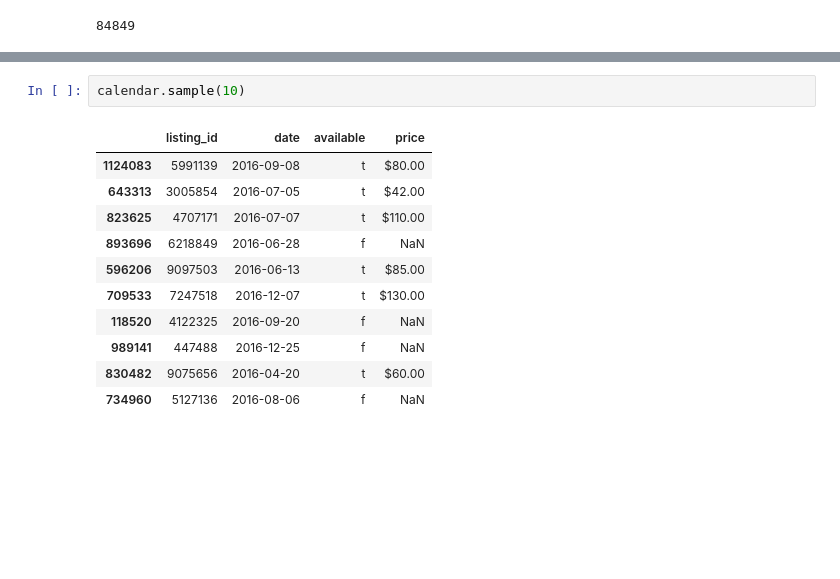
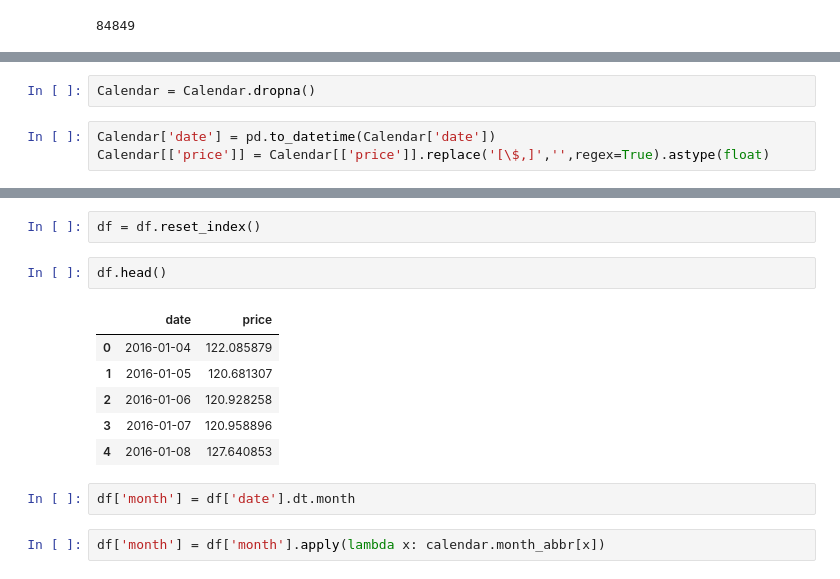
Before and after one commit to tobibolu/Write-a-Data-Science-Blogpost, a Jupyter notebook: AirBnB Seattle Data.ipynb, the cells around one changed output, grey strips where cells are left out. Drawn from its saved outputs; the diff is of its cells as text; blank space fills up the shorter version.

```diff
--- a/AirBnB Seattle Data.ipynb
+++ b/AirBnB Seattle Data.ipynb
@@ -49,0 +79,5 @@ df = calendar.pivot(columns='available', values=['price'])
+# %%
+Calendar = Calendar.dropna()
+# %%
+Calendar['date'] = pd.to_datetime(Calendar['date'])
+Calendar[['price']] = Calendar[['price']].replace('[\$,]','',regex=True).astype(float)
@@ -81,14 +96,15 @@ df_occupied.head(10)
-# %%
-calendar.sample(10)
-# %% [output]
-|  | listing_id | date | available | price |
-| 1124083 | 5991139 | 2016-09-08 | t | $80.00 |
-| 643313 | 3005854 | 2016-07-05 | t | $42.00 |
-| 823625 | 4707171 | 2016-07-07 | t | $110.00 |
-| 893696 | 6218849 | 2016-06-28 | f | NaN |
-| 596206 | 9097503 | 2016-06-13 | t | $85.00 |
-| 709533 | 7247518 | 2016-12-07 | t | $130.00 |
-| 118520 | 4122325 | 2016-09-20 | f | NaN |
-| 989141 | 447488 | 2016-12-25 | f | NaN |
-| 830482 | 9075656 | 2016-04-20 | t | $60.00 |
-| 734960 | 5127136 | 2016-08-06 | f | NaN |
+# %%
+df = df.reset_index()
+# %%
+df.head()
+# %% [output]
+|  | date | price |
+| 0 | 2016-01-04 | 122.085879 |
+| 1 | 2016-01-05 | 120.681307 |
+| 2 | 2016-01-06 | 120.928258 |
+| 3 | 2016-01-07 | 120.958896 |
+| 4 | 2016-01-08 | 127.640853 |
+# %%
+df['month'] = df['date'].dt.month
+# %%
+df['month'] = df['month'].apply(lambda x: calendar.month_abbr[x])
```
Also changed, not shown: parts of 12 cells of this notebook.
